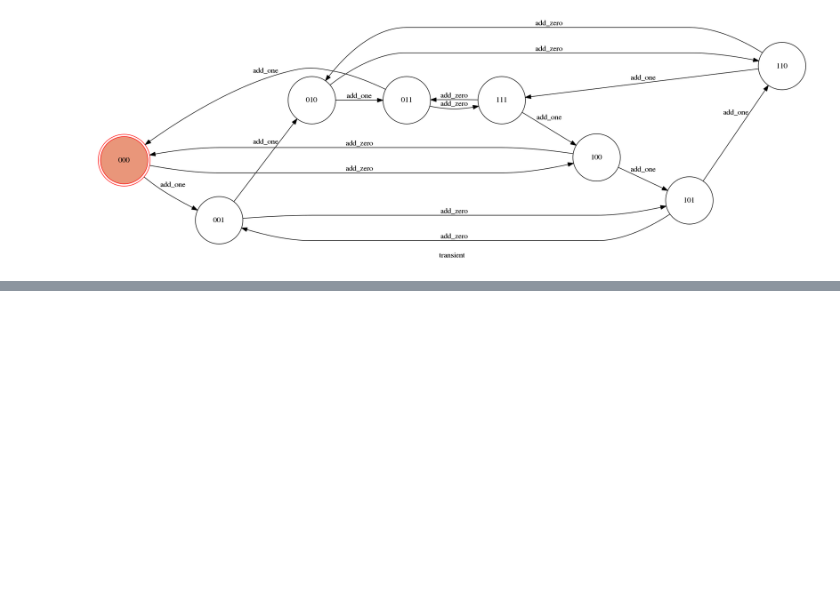
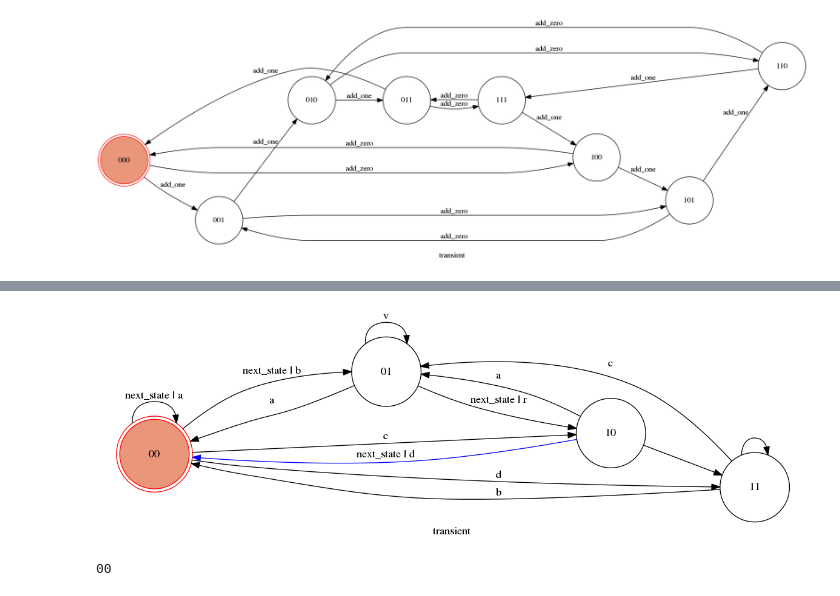
Before and after one commit to MohammadForouhesh/FSM, a Jupyter notebook: report_and_test.ipynb, the cells around one changed output, grey strips where cells are left out. Saved outputs shown, nothing was run; the diff lists cells and outputs as text; code cells hidden in the pictures; blank space fills up the shorter version.

```diff
--- a/report_and_test.ipynb
+++ b/report_and_test.ipynb
@@ -160,0 +221,8 @@ model.show_graph()
+# %%
+
+model.next_state()
+model.show_graph()
+print(model.state)
+# %% [output]
+[figure, added]
+00
```
Also changed, not shown: parts of 8 cells of this notebook, 22 other files.
